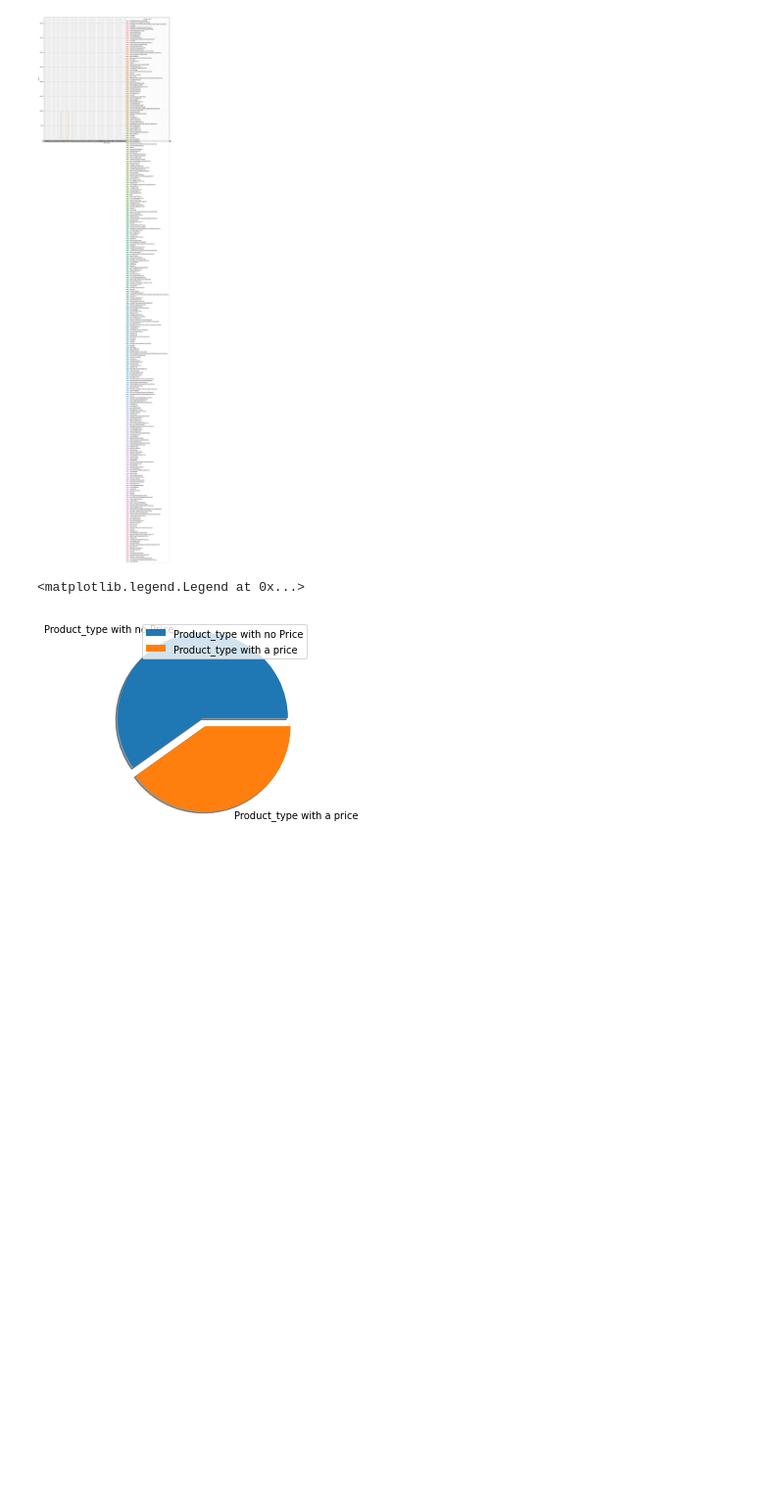
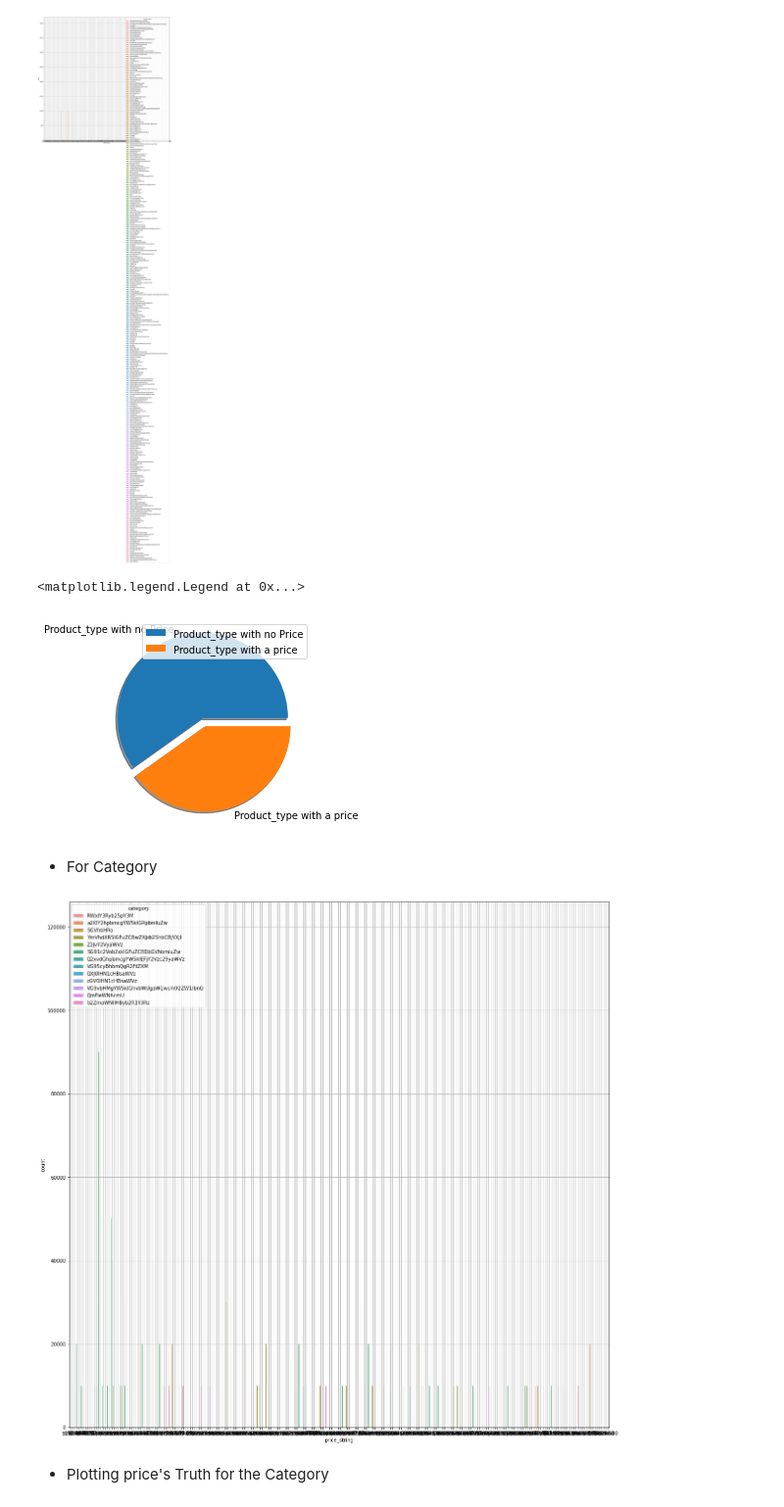
Before and after one commit to Naveen-Karanamu/BeZen-Product-Market-Analytics, a Jupyter notebook: main.ipynb, the cells around one changed output. Shown at 98% size. Saved outputs shown, nothing was run; the diff lists cells and outputs as text; code cells hidden in the pictures; blank space fills up the shorter version.

Commit message:
Added the Category plots

```diff
--- a/main.ipynb
+++ b/main.ipynb
@@ -788,3 +790,13 @@ plt.legend()
 # %% [output]
 <matplotlib.legend.Legend at 0x...>
 [figure]
+# %% [markdown]
+* For Category
+# %%
+plt.figure(figsize=(20,20))
+sns.countplot(x='price_string',data=df,hue='category')
+plt.grid()
+# %% [output]
+[figure, added]
+# %% [markdown]
+* Plotting price's Truth for the Category
```
Also changed, not shown: parts of 2 cells of this notebook.
